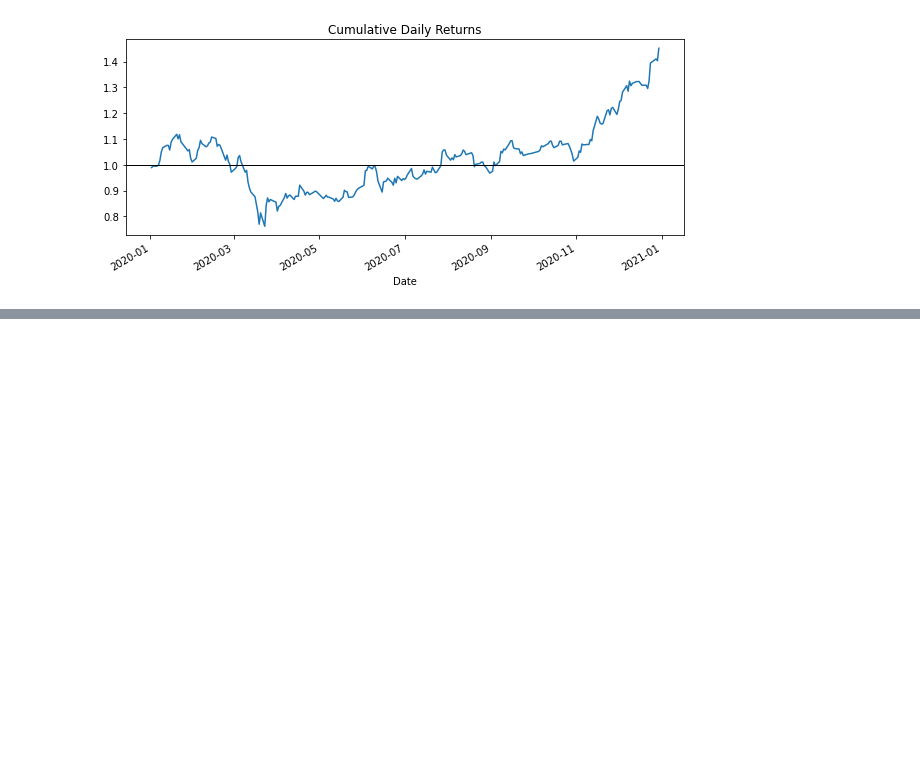
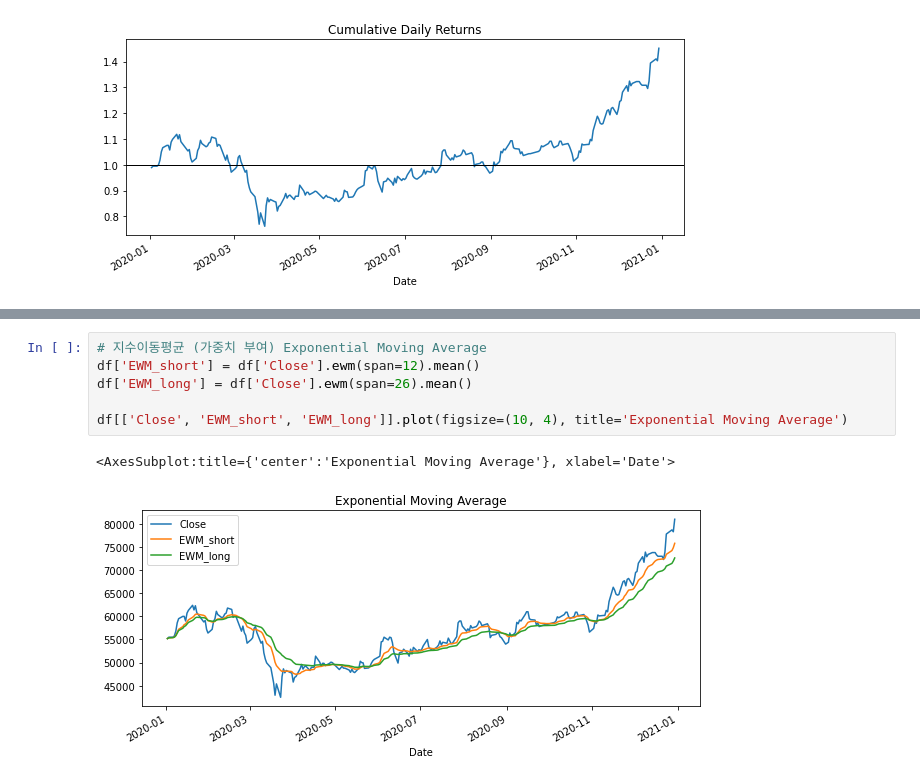
Before and after one commit to SanghunYun95/Finding_signal_and_noise, a Jupyter notebook: descriptive analysis_1.ipynb, the cells around one changed output, grey strips where cells are left out. Saved outputs shown, nothing was run; the diff lists cells and outputs as text; blank space fills up the shorter version.

```diff
--- a/descriptive analysis_1.ipynb
+++ b/descriptive analysis_1.ipynb
@@ -55,0 +72,9 @@ plt.axhline(1, c='k', lw=1)
+# %%
+# 지수이동평균 (가중치 부여) Exponential Moving Average
+df['EWM_short'] = df['Close'].ewm(span=12).mean()
+df['EWM_long'] = df['Close'].ewm(span=26).mean()
+
+df[['Close', 'EWM_short', 'EWM_long']].plot(figsize=(10, 4), title='Exponential Moving Average')
+# %% [output]
+<AxesSubplot:title={'center':'Exponential Moving Average'}, xlabel='Date'>
+[figure, added]
```
Also changed, not shown: parts of 4 cells of this notebook.
